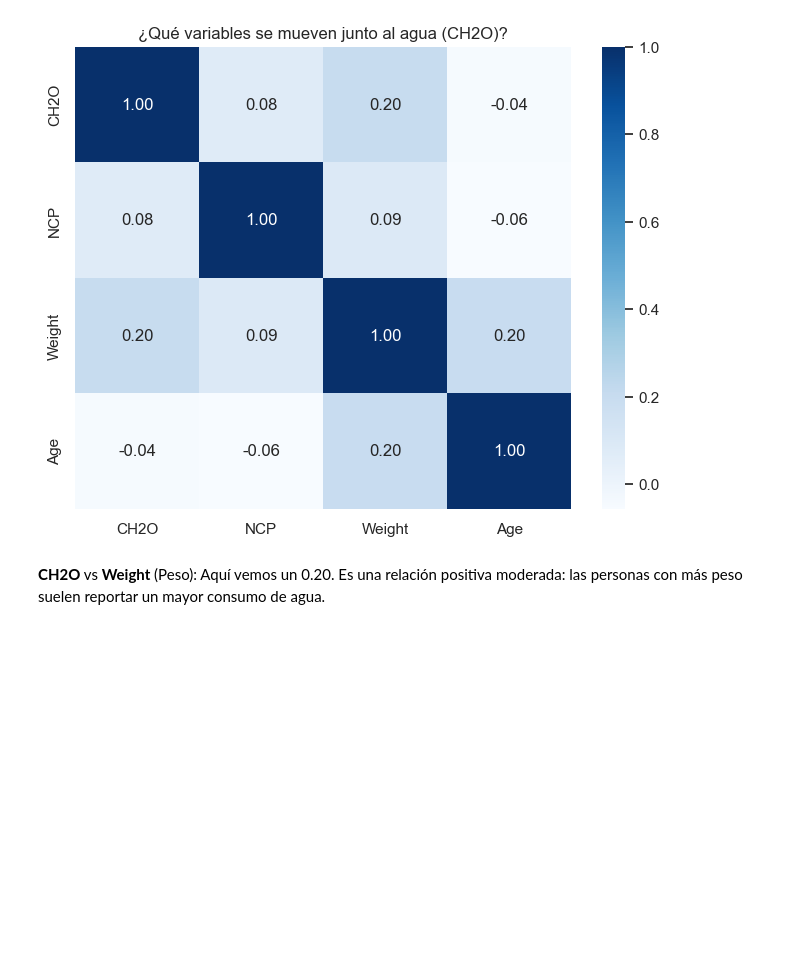
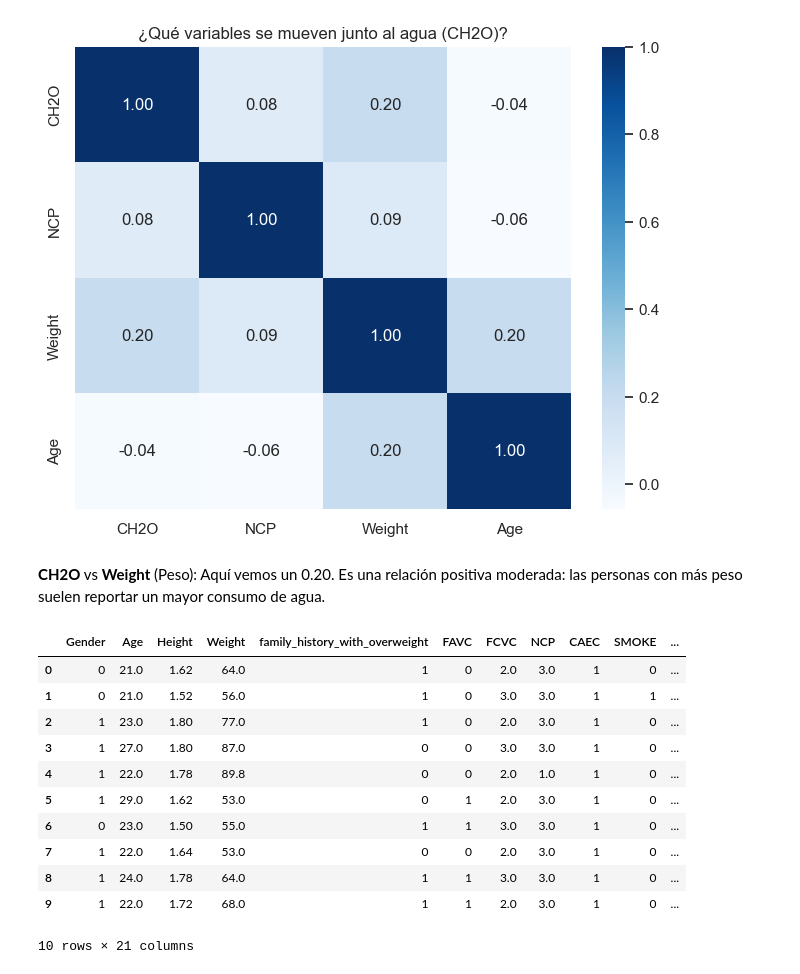
Before and after one commit to Bootcamp-IA-P6/p7_g1_multiclase, a Jupyter notebook: notebooks/eda_obesity_g.ipynb, the cells around one changed output. Cells and saved outputs as stored; diff of their text form; code cells hidden in the pictures; blank space fills up the shorter version.

```diff
--- a/notebooks/eda_obesity_g.ipynb
+++ b/notebooks/eda_obesity_g.ipynb
@@ -263,3 +263,42 @@ plt.show()
 [figure]
 # %% [markdown]
 **CH2O** vs **Weight** (Peso): Aquí vemos un 0.20. Es una relación positiva moderada: las personas con más peso suelen reportar un mayor consumo de agua.
+# %%
+# 1. Variables Binarias (Mapeo manual 0/1)
+binary_cols = ['Gender', 'family_history_with_overweight', 'FAVC', 'SMOKE', 'SCC']
+for col in binary_cols:
+    # Mapeamos: 'yes' o 'Male' suele ser 1, el resto 0
+    if col == 'Gender':
+        df[col] = df[col].map({'Male': 1, 'Female': 0})
+    else:
+        df[col] = df[col].map({'yes': 1, 'no': 0})
+
+# 2. Variables Ordinales (Intensidad 0-3)
+# Según tu issue: no:0, Sometimes:1, Frequently:2, Always:3
+map_intensidad = {'no': 0, 'Sometimes': 1, 'Frequently': 2, 'Always': 3}
+df['CAEC'] = df['CAEC'].map(map_intensidad)
+df['CALC'] = df['CALC'].map(map_intensidad)
+
+# 3. Variables Nominales (One-Hot Encoding)
+# Esto creará columnas como MTRANS_Public_Transportation, MTRANS_Walking, etc.
+df = pd.get_dummies(df, columns=['MTRANS'], prefix='MTRANS')
+
+# 4. Codificación del Target (NObeyesdad)
+from sklearn.preprocessing import LabelEncoder
+le = LabelEncoder()
+df['NObeyesdad'] = le.fit_transform(df['NObeyesdad'])
+
+df.head(10)
+# %% [output]
+|  | Gender | Age | Height | Weight | family_history_with_overweight | FAVC | FCVC | NCP | CAEC | SMOKE | ... |
+| 0 | 0 | 21.0 | 1.62 | 64.0 | 1 | 0 | 2.0 | 3.0 | 1 | 0 | ... |
+| 1 | 0 | 21.0 | 1.52 | 56.0 | 1 | 0 | 3.0 | 3.0 | 1 | 1 | ... |
+| 2 | 1 | 23.0 | 1.80 | 77.0 | 1 | 0 | 2.0 | 3.0 | 1 | 0 | ... |
+| 3 | 1 | 27.0 | 1.80 | 87.0 | 0 | 0 | 3.0 | 3.0 | 1 | 0 | ... |
+| 4 | 1 | 22.0 | 1.78 | 89.8 | 0 | 0 | 2.0 | 1.0 | 1 | 0 | ... |
+| 5 | 1 | 29.0 | 1.62 | 53.0 | 0 | 1 | 2.0 | 3.0 | 1 | 0 | ... |
+| 6 | 0 | 23.0 | 1.50 | 55.0 | 1 | 1 | 3.0 | 3.0 | 1 | 0 | ... |
+| 7 | 1 | 22.0 | 1.64 | 53.0 | 0 | 0 | 2.0 | 3.0 | 1 | 0 | ... |
+| 8 | 1 | 24.0 | 1.78 | 64.0 | 1 | 1 | 3.0 | 3.0 | 1 | 0 | ... |
+| 9 | 1 | 22.0 | 1.72 | 68.0 | 1 | 1 | 2.0 | 3.0 | 1 | 0 | ... |
+10 rows × 21 columns
```
Also changed, not shown: parts of 5 cells of this notebook, 6 other files.
